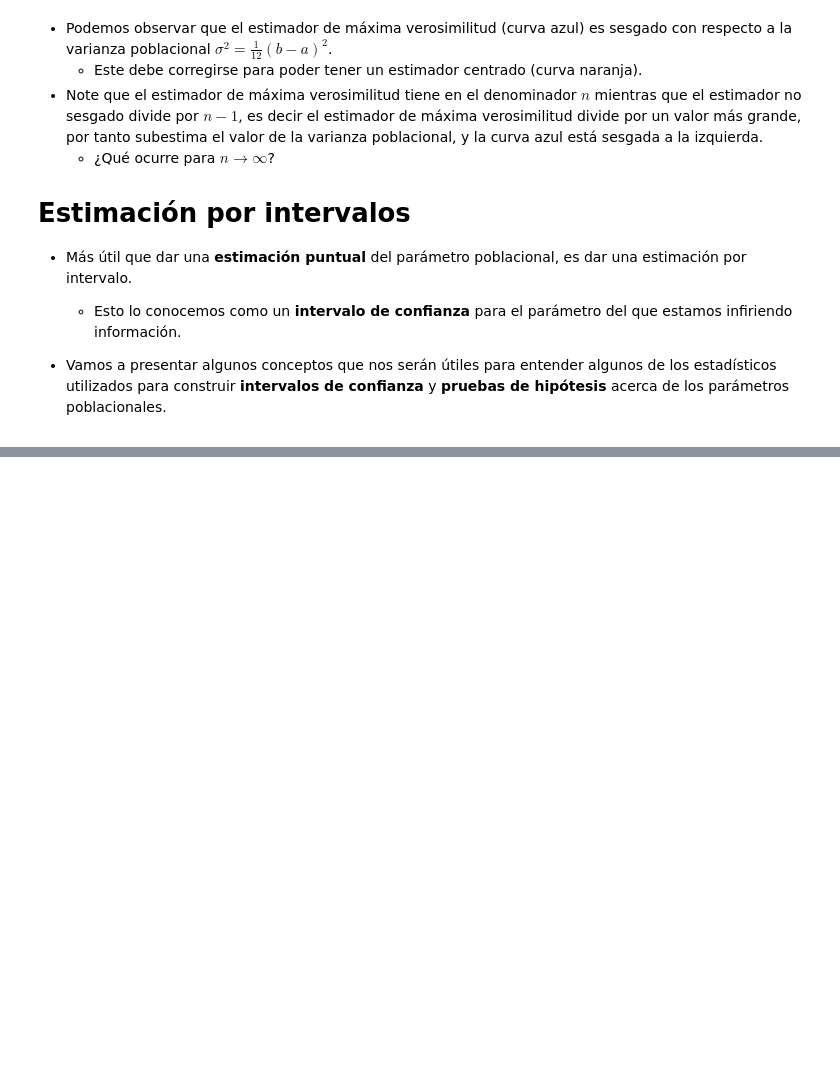
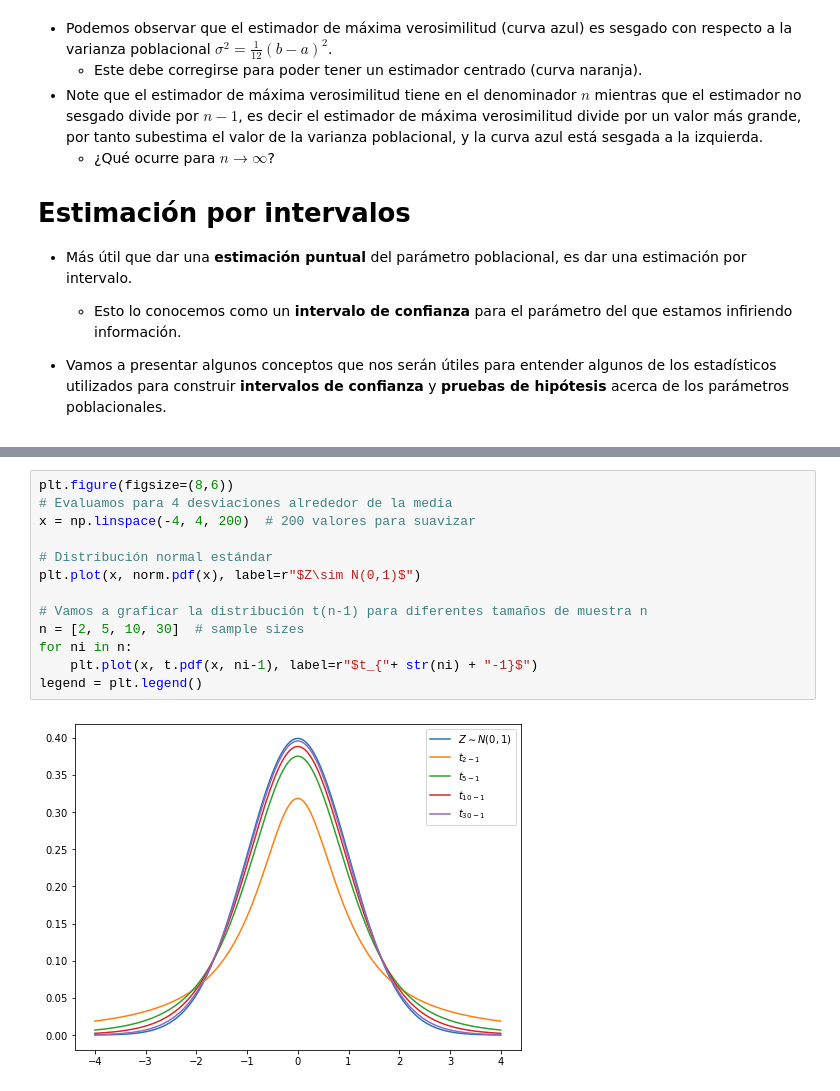
Before and after one commit to marsgr6/EN-online, a Jupyter notebook: statistical_inference.ipynb, the cells around one changed output, grey strips where cells are left out. Drawn from its saved outputs; the diff is of its cells as text; blank space fills up the shorter version.

```diff
--- a/statistical_inference.ipynb
+++ b/statistical_inference.ipynb
@@ -415,3 +793,18 @@ $$
+# %%
+plt.figure(figsize=(8,6))
+# Evaluamos para 4 desviaciones alrededor de la media
+x = np.linspace(-4, 4, 200)  # 200 valores para suavizar
+
+# Distribución normal estándar
+plt.plot(x, norm.pdf(x), label=r"$Z\sim N(0,1)$")
+
+# Vamos a graficar la distribución t(n-1) para diferentes tamaños de muestra n
+n = [2, 5, 10, 30]  # sample sizes
+for ni in n:
+    plt.plot(x, t.pdf(x, ni-1), label=r"$t_{"+ str(ni) + "-1}$")
+legend = plt.legend()
+# %% [output]
+[figure, added]
 # %% [markdown]
 ### Simulación de intervalos de confianza
 
```
Also changed, not shown: parts of 25 cells of this notebook.
